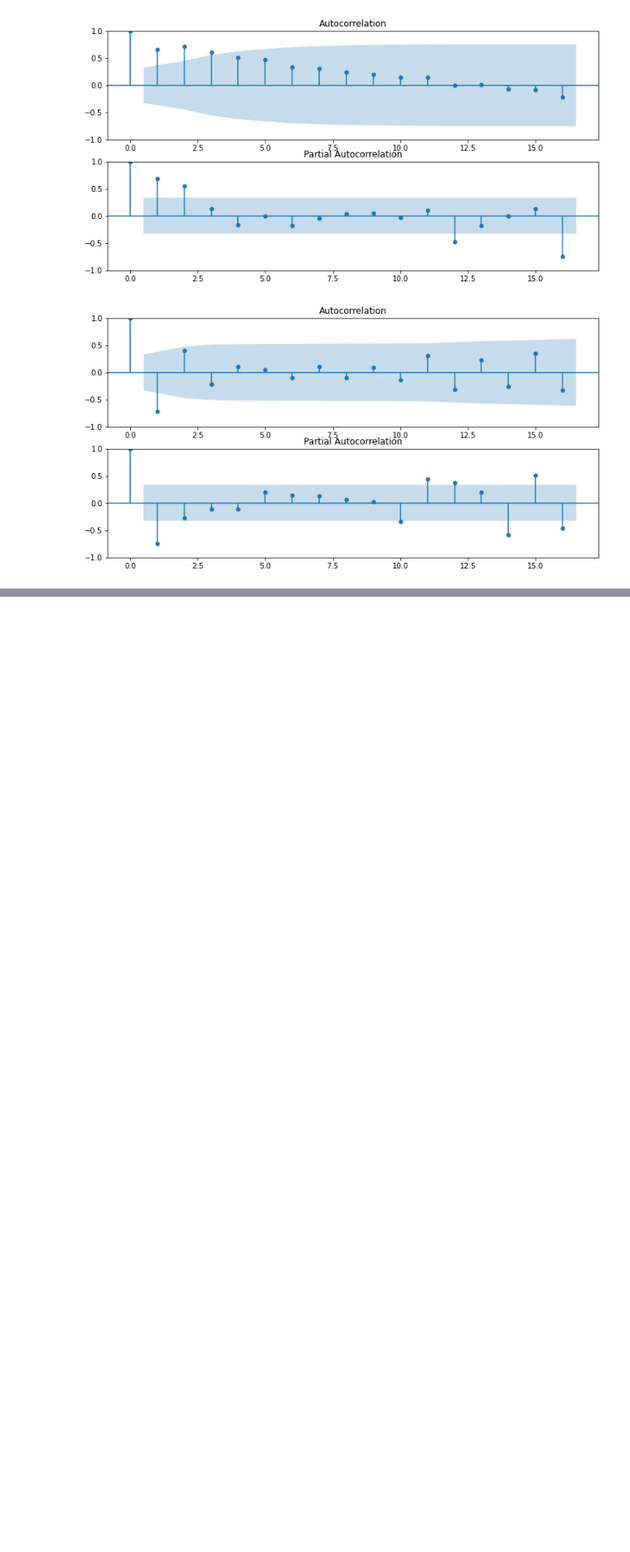
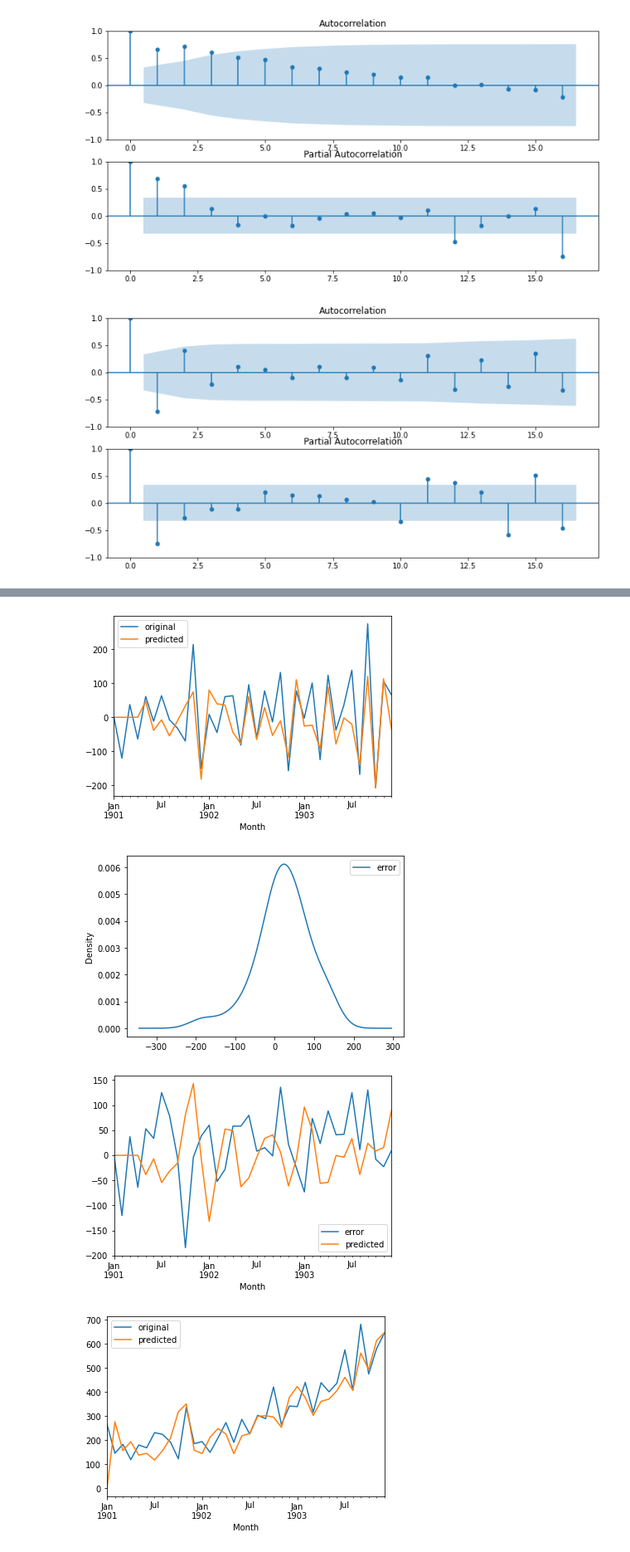
Before and after one commit to matt-juan23/time-series-forecasting, a Jupyter notebook: ARIMA.ipynb, the cells around one changed output, grey strips where cells are left out. Shown at 83% size. Cells and saved outputs as stored; diff of their text form; code cells hidden in the pictures; blank space fills up the shorter version.

```diff
--- a/ARIMA.ipynb
+++ b/ARIMA.ipynb
@@ -107,8 +103,10 @@ def generate_MA(params, y):
     preds = pd.Series(preds, index=y.index)
     return errors, preds
 # %%
-def MA_param_estimate(params, y):
-    errors, preds = generate_MA(params, y)
+def MA_param_estimate(params, y, mu):
+    errors, preds = generate_MA(params, y, mu)
+    # print(preds)
+    # pd.concat([y, preds], axis=1).plot()
     return np.sum(errors**2)
 # %%
 def myARIMA(data_series, p, d, q):
@@ -126,7 +124,9 @@ def myARIMA(data_series, p, d, q):
     for _ in range(d):
         data["Diff"] = data["Diff"].diff()
 
-    mu = data["Diff"].mean() # average of the period to period change
+    mu = data["Diff"].mean()
+    # mu = data["original"].mean()
+    # data["Diff"] = data["Diff"].fillna(mu)
     data["Diff"] = data["Diff"].fillna(0)
 
     # set up AR terms with the differenced series
@@ -146,8 +146,8 @@ def myARIMA(data_series, p, d, q):
                 'fun': lambda x: 1 - x[-1]
             },
         ] + [{'type': 'ineq', 'fun': lambda x: 1 - x[i] - x[i+1]} for i in range(p-1)] + [{'type': 'ineq', 'fun': lambda x: 1 + x[i] - x[i+1]} for i in range(p-1)]
-        ar_coefs = minimize(AR_param_estimate, [1]*p, method="COBYLA", constraints=cons, args=(y,)).x
-        errors, preds = generate_AR(ar_coefs, y)
+        ar_coefs = minimize(AR_param_estimate, [1]*p, method="COBYLA", constraints=cons, args=(y, mu)).x
+        errors, preds = generate_AR(ar_coefs, y, mu)
         ar["predicted"] = preds
 
     data["AR_predicted"] = ar["predicted"]
@@ -170,8 +170,8 @@ def myARIMA(data_series, p, d, q):
                 'fun': lambda x: 1 - x[-1]
             },
         ] + [{'type': 'ineq', 'fun': lambda x: 1 - x[i] - x[i+1]} for i in range(q-1)] + [{'type': 'ineq', 'fun': lambda x: 1 + x[i] - x[i+1]} for i in range(q-1)]
-        ma_coefs = minimize(MA_param_estimate, [1]*q, method="COBYLA", constraints=cons, args=(y,)).x
-        errors, preds = generate_MA(ma_coefs, y)
+        ma_coefs = minimize(MA_param_estimate, [1]*q, method="COBYLA", constraints=cons, args=(y, mu)).x
+        errors, preds = generate_MA(ma_coefs, y, mu)
         ma["predicted"] = preds
         ma["error"] = errors
 
@@ -198,11 +198,9 @@ def myARIMA(data_series, p, d, q):
         ar_forecast = 0
         if p > 0:
             if d == 0:
-                # if no differencing then sum up coefficient with associated data point
                 for i in range(1, p+1):
-                    ar_forecast += ar_coefs[i-1] * forecast.iloc[-i]["full_data"]
+                    ar_forecast = ar_coefs[i-1] * forecast.iloc[-i]["full_data"]
             else:
-                # compute AR component of forecast accounting for 1 order of differencing
                 first_ar = (1 + ar_coefs[0]) * forecast.iloc[-1]["full_data"]
                 middle_ar = 0
                 for lag in range(1, p):
@@ -215,45 +213,35 @@ def myARIMA(data_series, p, d, q):
             else:
                 ar_forecast = forecast.iloc[-1]["full_data"]
         # print(first_ar, middle_ar, last_ar)
-
         ma_forecast = 0
         if q > 0:
             for i in range(len(ma_coefs)):
                 ma_forecast += ma_coefs[i] * forecast.iloc[-i-1]["residuals"]
 
         prediction = mu + ar_forecast + ma_forecast
+        # prediction = ar_forecast + ma_forecast
         next_time = forecast.index[-1] + forecast.index.freq
         # adding to columns [original, full_data, predicted, residuals, forecast]
         forecast.loc[next_time] = [np.NaN, prediction, np.NaN, 0, prediction]
         forecast = forecast.asfreq('MS')
 
     # plot our data
-
-    # AR fit on differenced data
     ar[["original", "predicted"]].plot()
     plt.show()
 
-    # density of errors
     ma[["error"]].plot(kind="kde")
     # plt.savefig(f"residuals2", bbox_inches="tight")
     plt.show()
 
-    # MA fit on error terms
     ma[["error", "predicted"]].plot()
     plt.show()
 
-    # ARIMA fit on original data
     data[["original", "predicted"]].plot()
     # plt.savefig(f"ARIMA_{p}{d}{q}", bbox_inches="tight")
     plt.show()
 
-    # original data with forcasts
     forecast[["original", "forecast"]].plot(color=["C0", "green"])
     # plt.savefig(f"forecast_ARIMA_{p}{d}{q}", bbox_inches="tight")
     plt.show()
 
-    print(f"{mu = }")
-    print(f"{ar_coefs = }")
-    print(f"{ma_coefs = }")
-
-    #return forecast, ar_coefs, ma_coefs, ar, ma, mu
+    return forecast, ar_coefs, ma_coefs, ar, ma, mu, data
@@ -283,0 +248,11 @@ ma_coefs = array([-0.16530326,  0.02782006])
+# %%
+p, q = 3,3
+res, ar_coefs, ma_coefs, ar, ma, mu, poop = myARIMA(data, p,1,q)
+print("AR coefs:", ar_coefs)
+print("MA coefs:", ma_coefs)
+print("mu:", mu)
+# %% [output]
+[figure, added]
+[figure, added]
+[figure, added]
+[figure, added]
```
Also changed, not shown: parts of 18 cells of this notebook, 5 other files.
